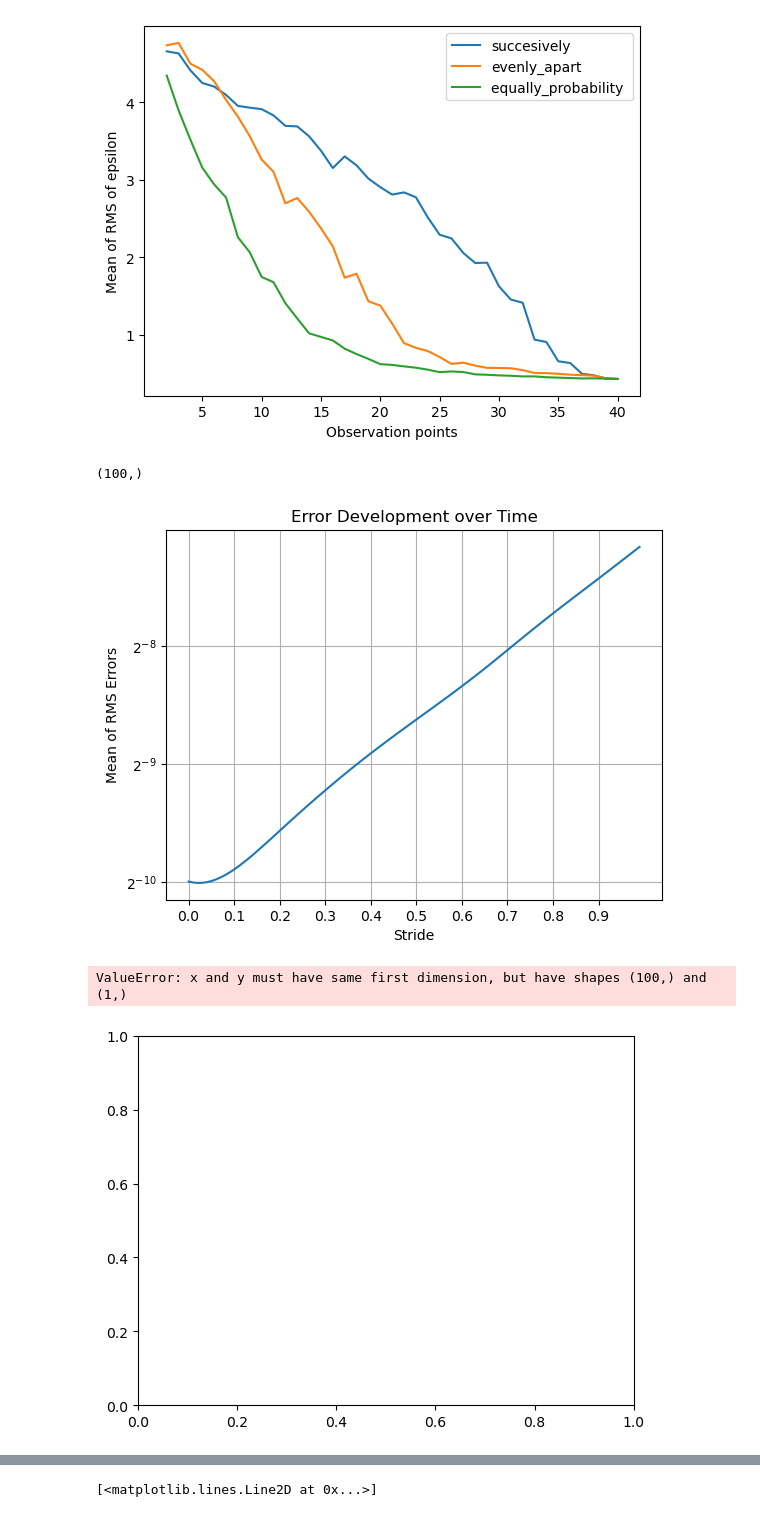
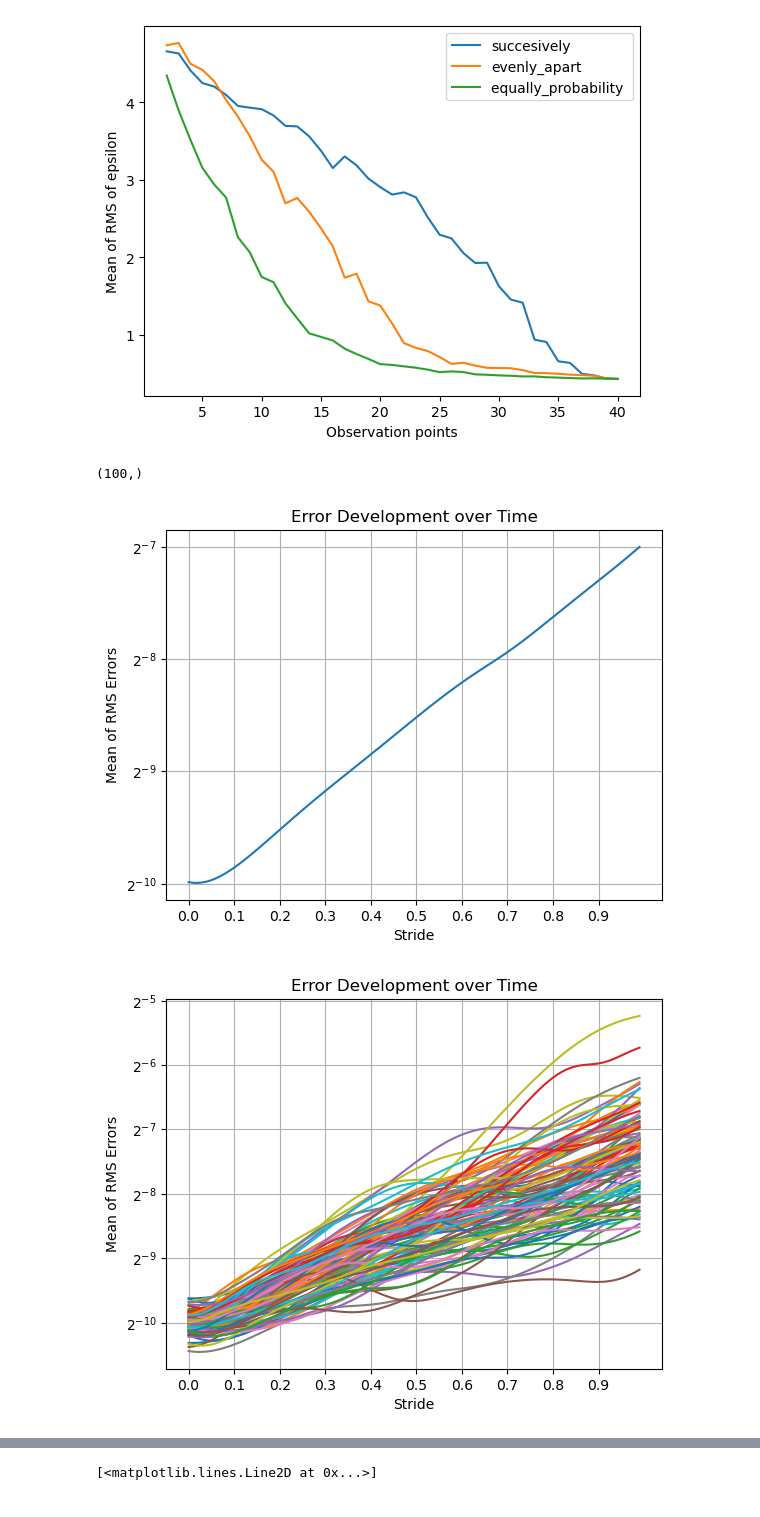
Before and after one commit to gallardo0825/Data_assimilation_A, a Jupyter notebook: Interim.ipynb, the cells around one changed output, grey strips where cells are left out. Cells and saved outputs as stored; diff of their text form; code cells hidden in the pictures.

```diff
--- a/Interim.ipynb
+++ b/Interim.ipynb
@@ -351,15 +351,36 @@ class Errodevelopment:
                 error_RMS = cal.RMS(error)
                 errors_RMS.append(error_RMS)
             error_developments.append(errors_RMS)
-        #return error_developments
         return cal.column_means(error_developments)
+
+    def run_simulation_each(self):
+        epsilon = 1e-3
+        sample = 100
+        steps = 100
+        cal = Calculation(dt = 0.01)
+        true_data = self.df_x_true.values
+        error_developments = []
+        for _ in range(sample):
+            errors_RMS =[]
+            ls = range(len(true_data))
+            random_number = random.randint(0,len(ls))
+            x = true_data[random_number,:]
+            x_wperturb = x + epsilon * np.random.randn(self.N)
+            for i in range(steps):
+                x = cal.Rk4(x)
+                x_wperturb = cal.Rk4(x_wperturb)
+                error = x - x_wperturb
+                error_RMS = cal.RMS(error)
+                errors_RMS.append(error_RMS)
+            error_developments.append(errors_RMS)
+        return error_developments
-# %%
-errordevelopment = Errodevelopment()
-trials = errordevelopment.run_simulation()
-trials = np.array(trials)
-print(trials.shape)
-# %% [output]
-(100,)
+# %%
+errordevelopment = Errodevelopment()
+trials = errordevelopment.run_simulation()
+trials = np.array(trials)
+print(trials.shape)
+# %% [output]
+(100,)
 # %%
 errordevelopment = Errodevelopment()
 trials = errordevelopment.run_simulation()
@@ -373,25 +394,24 @@ plt.title('Error Development over Time')
 plt.grid()
 plt.show()
 # %% [output]
-[figure, old version]
+[figure, new version]
 # %%
 errordevelopment = Errodevelopment()
-trials = errordevelopment.run_simulation()
+trials = errordevelopment.run_simulation_each()
 trials = np.array(trials)
 step = np.arange(0.0, 1.00, 0.01)
 for i in range(len(trials)):
     x = trials[i]
     plt.plot(step, x)
 plt.yscale('log', base=2)
 plt.xticks(np.arange(0, 1.00, 0.1))
 plt.xlabel('Stride')
 plt.ylabel('Mean of RMS Errors')
 plt.title('Error Development over Time')
 plt.grid()
 plt.show()
 # %% [output]
-ValueError: x and y must have same first dimension, but have shapes (100,) and (1,)
-[figure, old version]
+[figure, new version]
 # %%
 errordevelopment = Errodevelopment()
 trials = errordevelopment.run_simulation()
```
Also changed, not shown: parts of 1 cell of this notebook.
